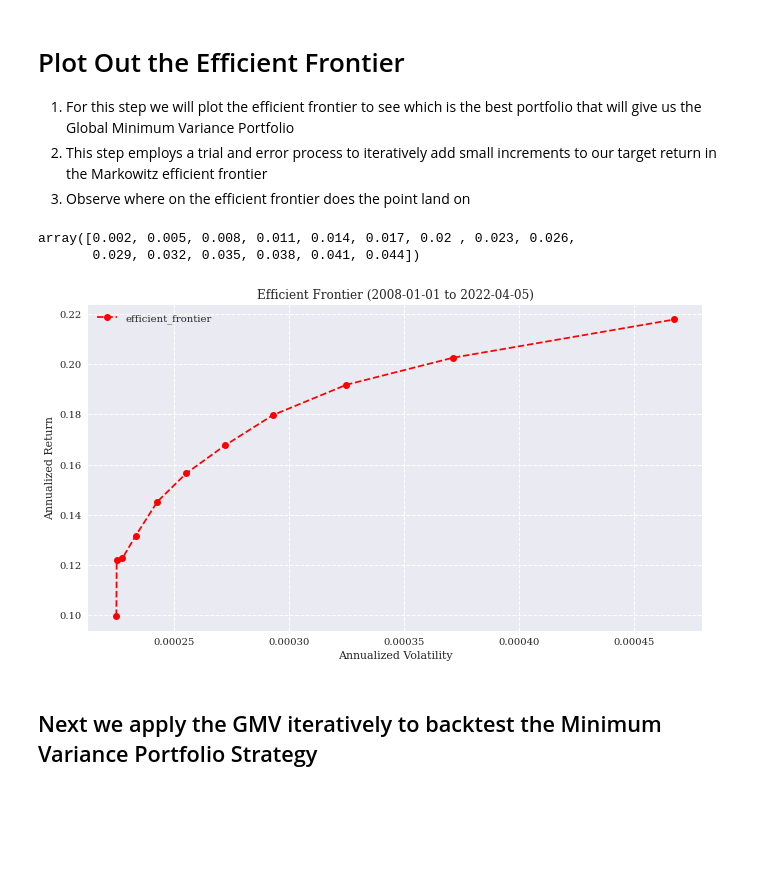
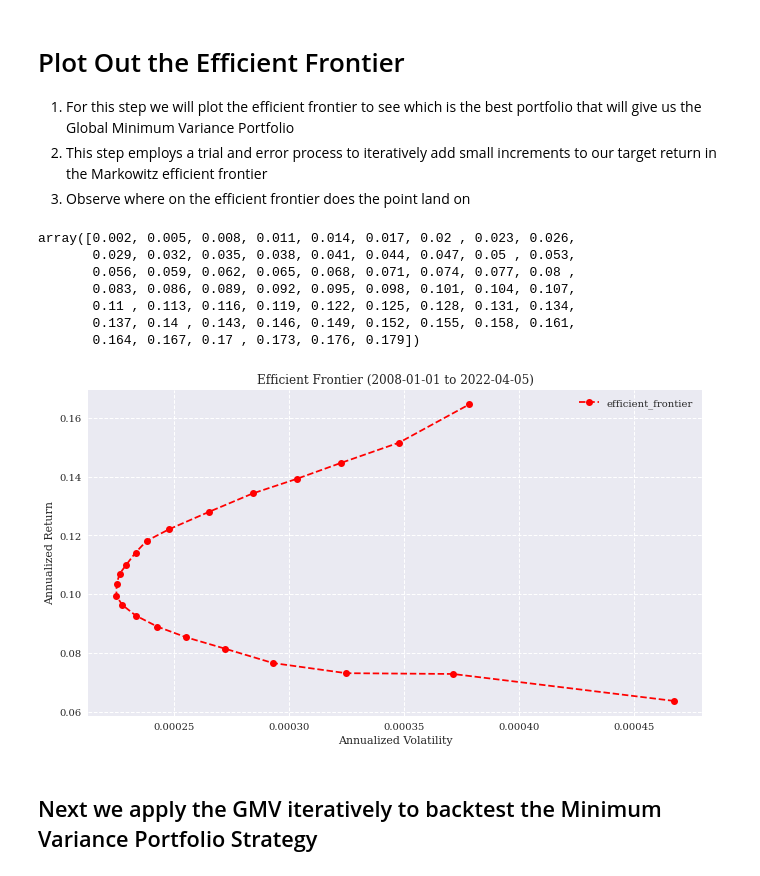
Before and after one commit to kmavyrle/Min_Variance_Portfolio, a Jupyter notebook: Model_implementation.ipynb, the cells around one changed output. Drawn from its saved outputs; the diff is of its cells as text; code cells hidden in the pictures; blank space fills up the shorter version.

```diff
--- a/Model_implementation.ipynb
+++ b/Model_implementation.ipynb
@@ -85,12 +85,17 @@ Beta:  [1.]
 2. This step employs a trial and error process to iteratively add small increments to our target return in the Markowitz efficient frontier
 3. Observe where on the efficient frontier does the point land on
 # %%
-num_r = 15
+num_r = 60
 r_bar = np.array([i for i in range(num_r)])*0.003+0.002
 r_bar
 # %% [output]
 array([0.002, 0.005, 0.008, 0.011, 0.014, 0.017, 0.02 , 0.023, 0.026,
-       0.029, 0.032, 0.035, 0.038, 0.041, 0.044])
+       0.029, 0.032, 0.035, 0.038, 0.041, 0.044, 0.047, 0.05 , 0.053,
+       0.056, 0.059, 0.062, 0.065, 0.068, 0.071, 0.074, 0.077, 0.08 ,
+       0.083, 0.086, 0.089, 0.092, 0.095, 0.098, 0.101, 0.104, 0.107,
+       0.11 , 0.113, 0.116, 0.119, 0.122, 0.125, 0.128, 0.131, 0.134,
+       0.137, 0.14 , 0.143, 0.146, 0.149, 0.152, 0.155, 0.158, 0.161,
+       0.164, 0.167, 0.17 , 0.173, 0.176, 0.179])
 # %%
 ann_ret = ratios.annualised_returns(df.fillna(method = 'bfill').pct_change(),250) #annualised returns, period = 250 as we are using daily data and there are about 250 trading days
 ann_cov = df.pct_change().fillna(method = 'bfill').cov() #Covariance Matrix
@@ -104,21 +109,21 @@ for i in range(len(r_bar)):
         port_var_list.append(f.portfolio_variance(sol.x,ann_cov))
 
 port_vol = np.asarray(port_var_list)
-port_vol.sort()
-port_return = np.asarray(port_ret_list)
+port_return = 1+np.asarray(port_ret_list)
 # %%
 # Plotting efficient frontier
 plt.rcParams['figure.figsize'] = (11, 6)
-plt.plot(port_vol/14.4, port_return**1/14.4, 'ro--', label='efficient_frontier')
+plt.plot(port_vol/14.4, (port_return**(1/14.4)-1), 'ro--', label='efficient_frontier')
 plt.xlabel('Annualized Volatility')
 plt.ylabel('Annualized Return')
 plt.grid(True, linestyle='--')
 plt.legend()
 plt.title('Efficient Frontier (2008-01-01 to 2022-04-05)')
 
 plt.show()
+#Global Minimum Variance Portfolio wil be achieved when the target return is set at around 10%
 # %% [output]
-[figure, old version]
+[figure, new version]
 # %% [markdown]
 ## Next we apply the GMV iteratively to backtest the Minimum Variance Portfolio Strategy
 # %%
```
Also changed, not shown: parts of 12 cells of this notebook, 1 other file.
